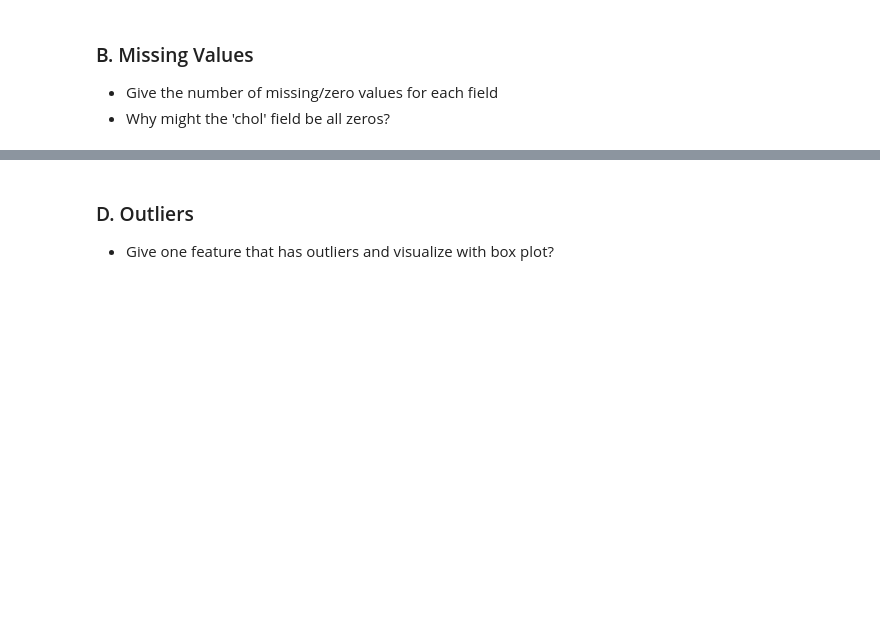
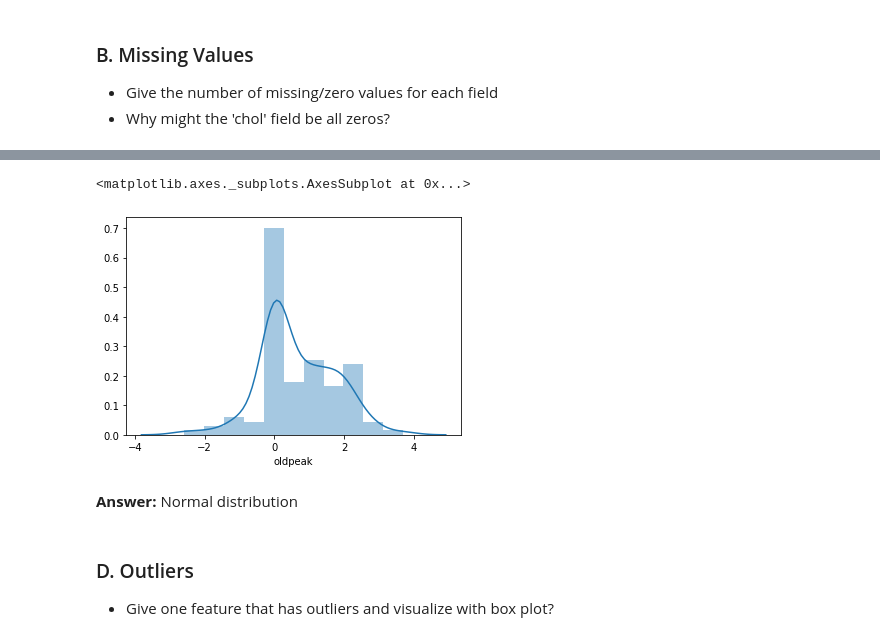
Before and after one commit to TRoboto/Udacity, a Jupyter notebook: AI for Healthcare Nanodegree/Exercise - Analyze Dataset/Analyze_Dataset_Exercise.ipynb, the cells around one changed output, grey strips where cells are left out. Drawn from its saved outputs; the diff is of its cells as text; code cells hidden in the pictures; blank space fills up the shorter version.

```diff
--- a/AI for Healthcare Nanodegree/Exercise - Analyze Dataset/Analyze_Dataset_Exercise.ipynb
+++ b/AI for Healthcare Nanodegree/Exercise - Analyze Dataset/Analyze_Dataset_Exercise.ipynb
@@ -53,3 +148,10 @@ processed_basel_path = "./data/processed_swiss.csv"
+# %%
+sns.distplot(processed_swiss_df['oldpeak'])
+# %% [output]
+<matplotlib.axes._subplots.AxesSubplot at 0x...>
+[figure, added]
+# %% [markdown]
+**Answer:** Normal distribution
 # %% [markdown]
 ### D. Outliers
 - Give one feature that has outliers and visualize with box plot?
```
Also changed, not shown: parts of 26 cells of this notebook.
